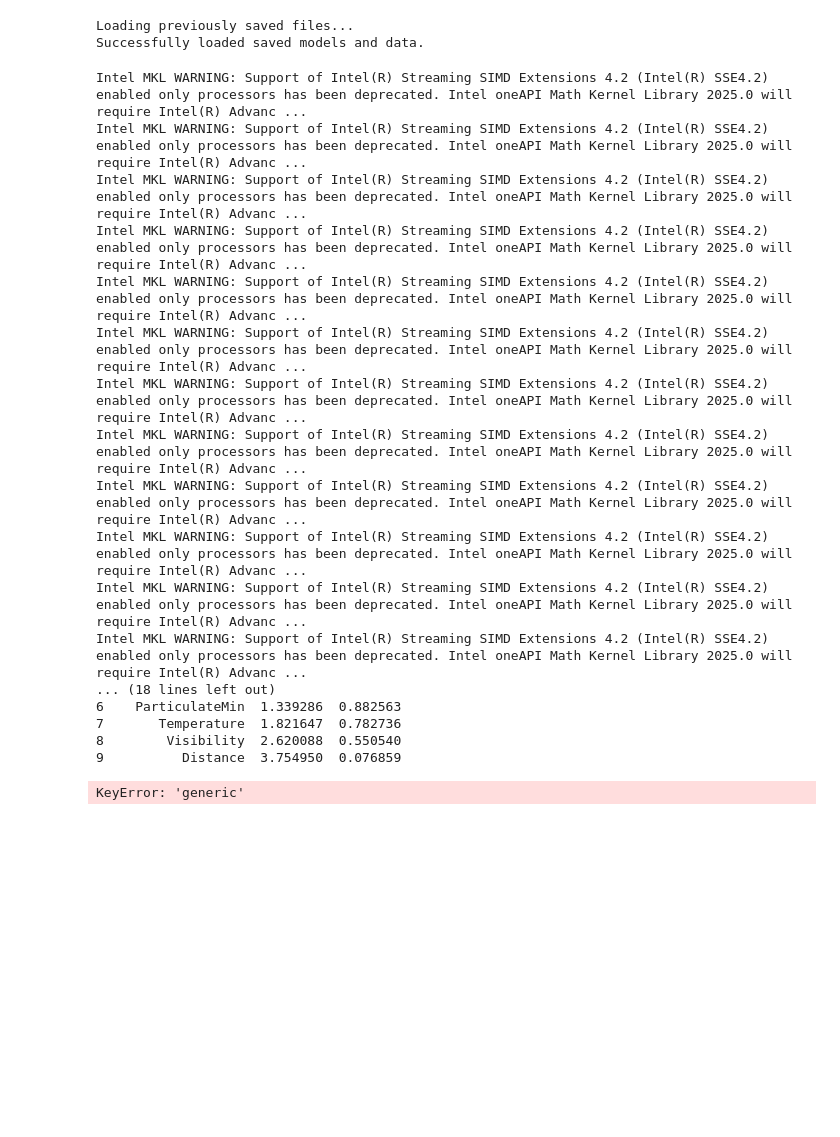
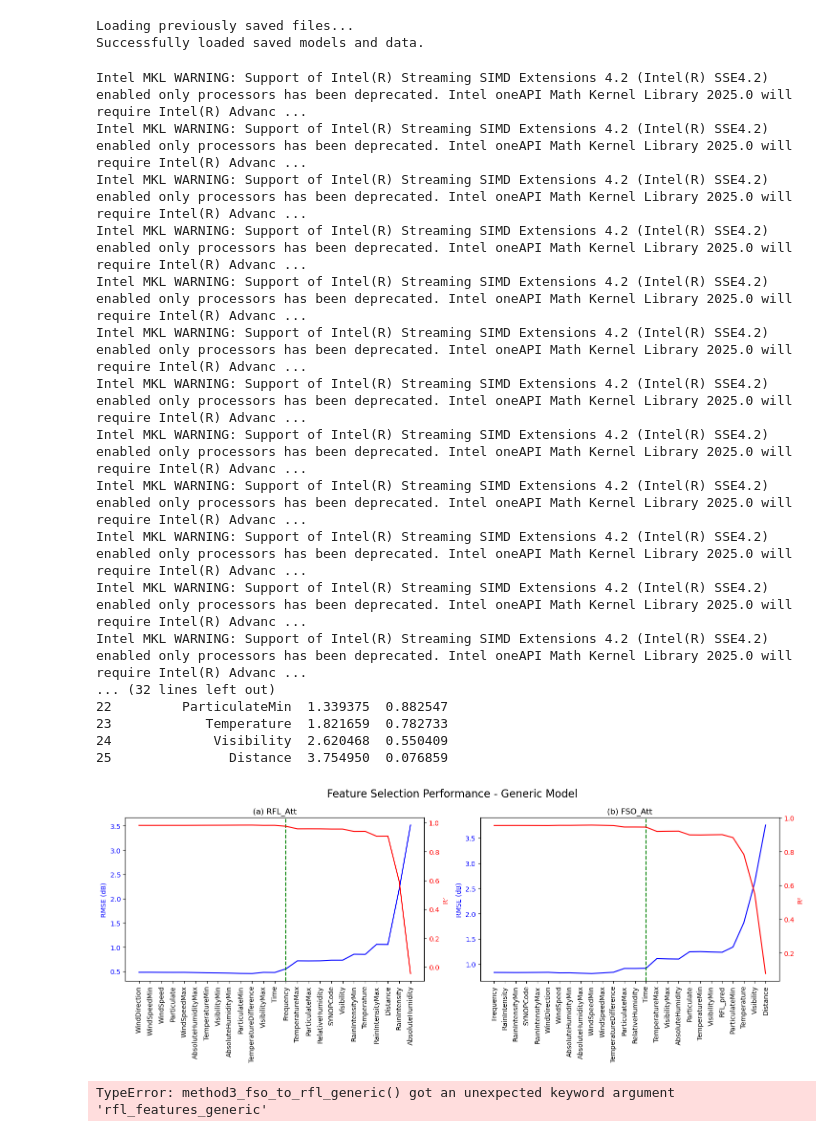
Before and after one commit to shavinkalu23/predictive_modelling_link_attenuation, a Jupyter notebook: method2.ipynb, the cells around one changed output. Drawn from its saved outputs; the diff is of its cells as text; code cells hidden in the pictures; blank space fills up the shorter version.

Commit message:
added feature selection and method 3

```diff
--- a/method2.ipynb
+++ b/method2.ipynb
@@ -158,7 +161,6 @@ def perform_feature_selection_generic(df, target, param_random_state=42):
 #    for the GENERIC case
 # -------------------------------------------------------
 def method2_rfl_to_fso_generic(train_data, test_data,
-                               fso_features_generic,    # list of original features for FSO
                                rfl_features_generic,    # list of original features for RFL
                                rfl_model_generic,       # trained RFL (generic) model
                                param_grid,              # hyperparameter search space
@@ -234,7 +236,7 @@ def method2_rfl_to_fso_generic(train_data, test_data,
     X_rfl_test = test_data[rfl_features_generic]
     rfl_test_pred = rfl_model_generic.predict(X_rfl_test)
 
-    X_fso_test_aug = test_data[fso_features_generic].copy()
+    X_fso_test_aug = test_data[fso_features].copy()
     X_fso_test_aug['RFL_pred'] = rfl_test_pred
 
     # Keep only the final features
@@ -251,7 +253,6 @@ def method2_rfl_to_fso_generic(train_data, test_data,
 correlation_method2, fso_model_method2, selected_feats_method2, fso_table, fso_threshold = method2_rfl_to_fso_generic(
     train_data=train_data,
     test_data=test_data,
-    fso_features_generic=fso_important_features['generic'],
     rfl_features_generic=rfl_important_features['generic'],
     rfl_model_generic=rfl_models['generic'],  # your pre-trained RFL generic model
     param_grid=param_grid,
@@ -275,11 +276,11 @@ Intel MKL WARNING: Support of Intel(R) Streaming SIMD Extensions 4.2 (Intel(R) S
 Intel MKL WARNING: Support of Intel(R) Streaming SIMD Extensions 4.2 (Intel(R) SSE4.2) enabled only processors has been deprecated. Intel oneAPI Math Kernel Library 2025.0 will require Intel(R) Advanc ...
 Intel MKL WARNING: Support of Intel(R) Streaming SIMD Extensions 4.2 (Intel(R) SSE4.2) enabled only processors has been deprecated. Intel oneAPI Math Kernel Library 2025.0 will require Intel(R) Advanc ...
 Intel MKL WARNING: Support of Intel(R) Streaming SIMD Extensions 4.2 (Intel(R) SSE4.2) enabled only processors has been deprecated. Intel oneAPI Math Kernel Library 2025.0 will require Intel(R) Advanc ...
-... (18 lines left out)
-6    ParticulateMin  1.339286  0.882563
-7       Temperature  1.821647  0.782736
-8        Visibility  2.620088  0.550540
-9          Distance  3.754950  0.076859
+... (32 lines left out)
+22         ParticulateMin  1.339375  0.882547
+23            Temperature  1.821659  0.782733
+24             Visibility  2.620468  0.550409
+25               Distance  3.754950  0.076859
 # %%
 def plot_feature_selection(
     rfl_table,
@@ -403,14 +404,15 @@ def plot_feature_selection(
 
     return fig, axes
 # %%
-rfl_threshold = find_threshold(rfl_table_final['generic'])
-
+# Extract feature selection table for generic model and obtain selected feature threshold index
+rfl_table = rfl_table_final[rfl_table_final['SYNOPCode']=='generic']
+rfl_threshold = find_threshold(rfl_table)
 fig, axes = plot_feature_selection(
     rfl_table=rfl_table,
     fso_table=fso_table,
     rfl_threshold=rfl_threshold,
     fso_threshold=fso_threshold,
-    title="Feature Selection Performance - Generic Model"
+    title="Feature Selection Performance - Method 2 Generic Model"
 )
 # %% [output]
-KeyError: 'generic'
+[figure, added]
@@ -416,0 +513,16 @@ KeyError: 'generic'
+# %%
+correlation_method3, rfl_model_method3, selected_feats_method3, rfl_table, rfl_threshold = method3_fso_to_rfl_generic(
+    train_data=train_data,
+    test_data=test_data,
+    fso_features_generic=fso_important_features['generic'],
+    fso_model_generic=fso_models['generic'],  # your pre-trained RFL generic model
+    param_grid=param_grid,
+    random_state=42
+)
+
+print("Final Pearson correlation (RFL_pred vs FSO_pred):", correlation_method3)
+print("Final selected features:", selected_feats_method3)
+print("Hyperparameter-tuned FSO model:", rfl_model_method3)
+print("Feature-selection iteration log:\n", fso_table)
+# %% [output]
+TypeError: method3_fso_to_rfl_generic() got an unexpected keyword argument 'rfl_features_generic'
```
Also changed, not shown: parts of 6 cells of this notebook.
